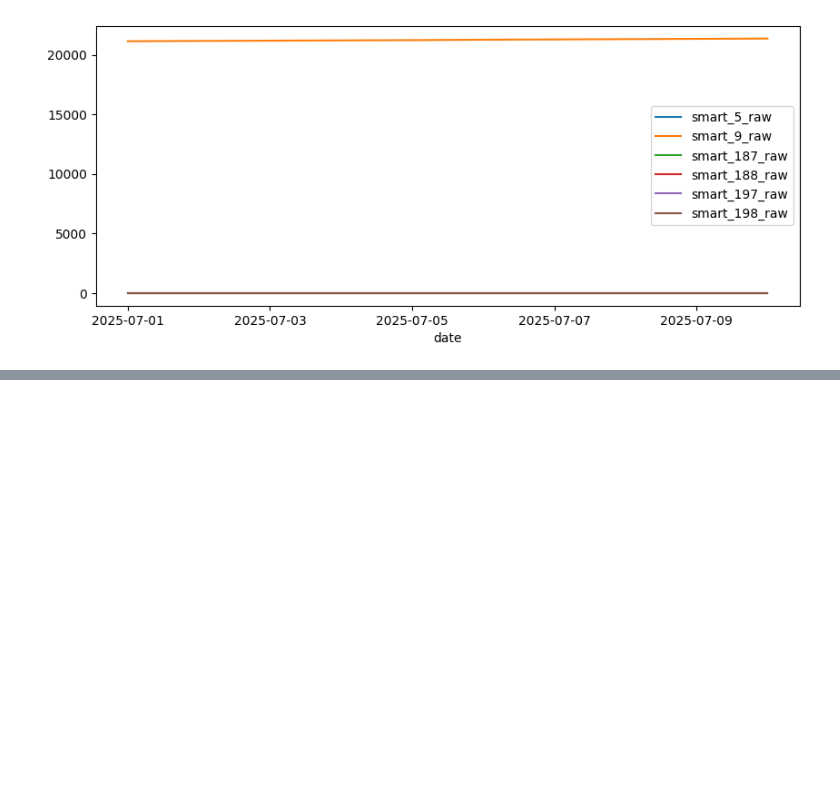
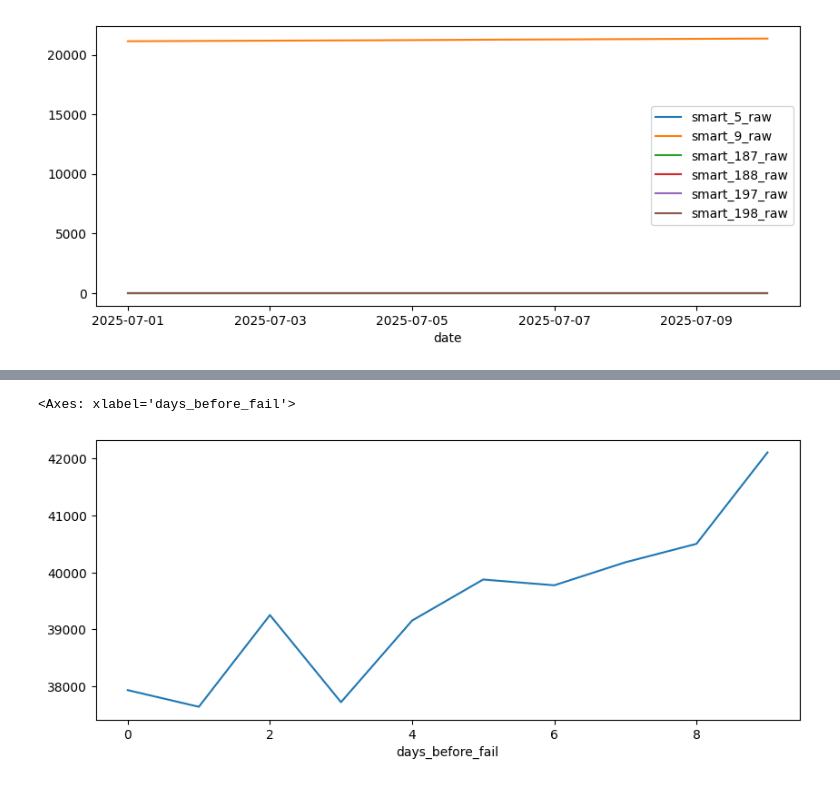
Before and after one commit to PhonpawitS/Hard-Drive-Failure-Prediction-using-ML, a Jupyter notebook: notebooks/eda.ipynb, the cells around one changed output, grey strips where cells are left out. Cells and saved outputs as stored; diff of their text form; code cells hidden in the pictures; blank space fills up the shorter version.

```diff
--- a/notebooks/eda.ipynb
+++ b/notebooks/eda.ipynb
@@ -127,0 +136,14 @@ failed_disk
+# %%
+plot_df = (
+    df[
+        (df["days_before_fail"] >= 0) &
+        (df["days_before_fail"] <= 14)
+    ]
+    .groupby("days_before_fail")["smart_9_raw"]
+    .mean()
+)
+
+plot_df.plot(figsize=(10, 4))
+# %% [output]
+<Axes: xlabel='days_before_fail'>
+[figure, added]
```
Also changed, not shown: parts of 7 cells of this notebook.
